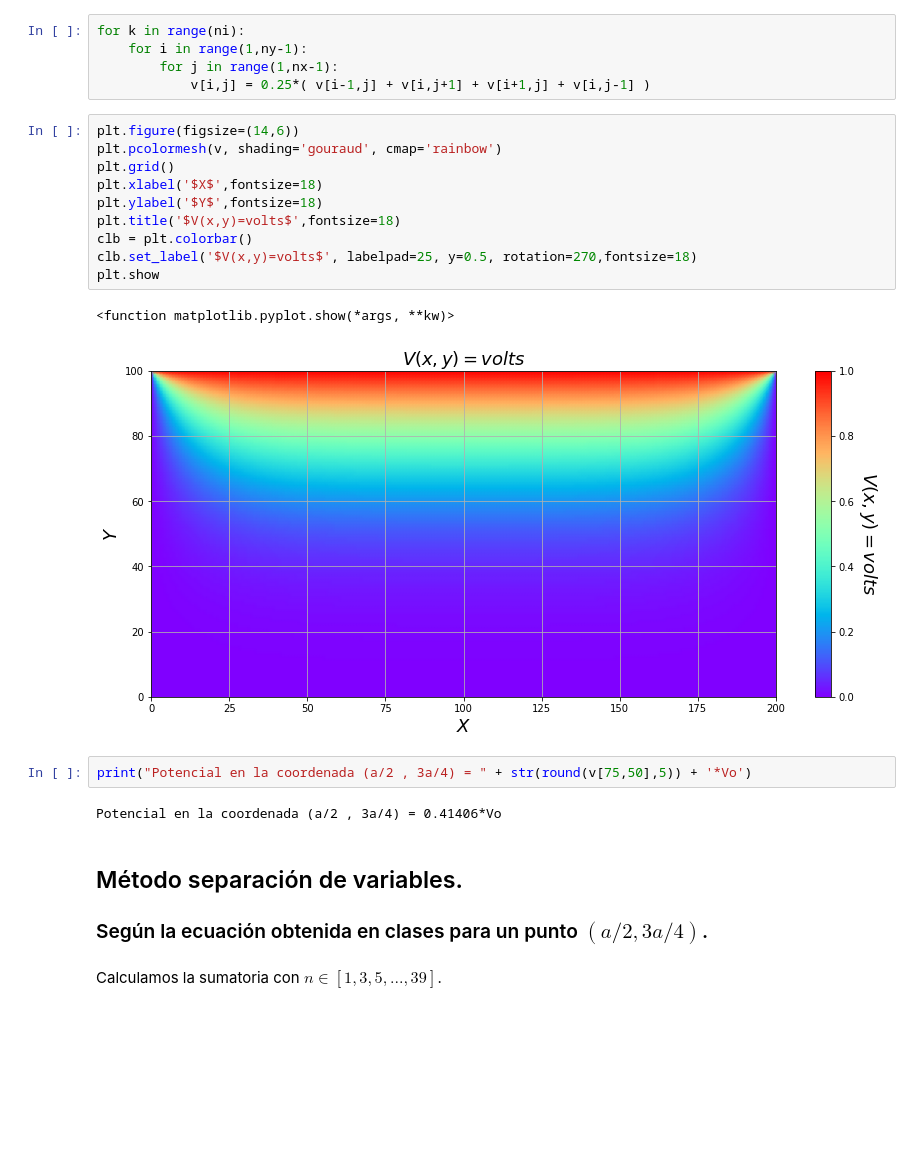
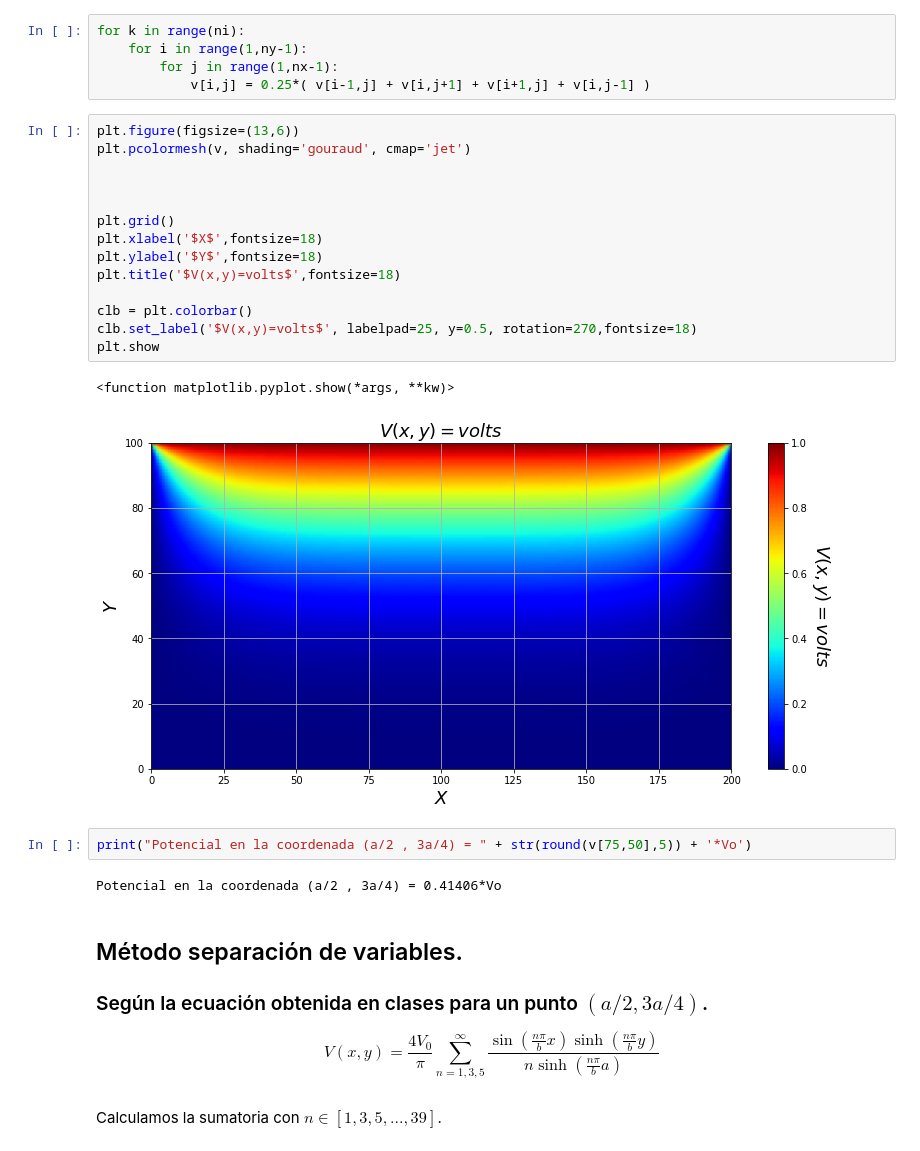
Before and after one commit to iRibbeck/campos-electromagneticos, a Jupyter notebook: Diferencias finitas.ipynb, the cells around one changed output. Saved outputs shown, nothing was run; the diff lists cells and outputs as text; blank space fills up the shorter version.

```diff
--- a/Diferencias finitas.ipynb
+++ b/Diferencias finitas.ipynb
@@ -65,18 +65,22 @@ for k in range(ni):
         for j in range(1,nx-1):
             v[i,j] = 0.25*( v[i-1,j] + v[i,j+1] + v[i+1,j] + v[i,j-1] )
 # %%
-plt.figure(figsize=(14,6))
-plt.pcolormesh(v, shading='gouraud', cmap='rainbow')
+plt.figure(figsize=(13,6))
+plt.pcolormesh(v, shading='gouraud', cmap='jet')
+
+
+
 plt.grid()
 plt.xlabel('$X$',fontsize=18)
 plt.ylabel('$Y$',fontsize=18)
 plt.title('$V(x,y)=volts$',fontsize=18)
+
 clb = plt.colorbar()
 clb.set_label('$V(x,y)=volts$', labelpad=25, y=0.5, rotation=270,fontsize=18)
 plt.show
 # %% [output]
 <function matplotlib.pyplot.show(*args, **kw)>
-[figure, old version]
+[figure, new version]
 # %%
 print("Potencial en la coordenada (a/2 , 3a/4) = " + str(round(v[75,50],5)) + '*Vo')
 # %% [output]
@@ -84,6 +88,8 @@ Potencial en la coordenada (a/2 , 3a/4) = 0.41406*Vo
 # %% [markdown]
 ## Método separación de variables.
 ### Según la ecuación obtenida en clases para un punto $(a/2 , 3a/4)$.
+
+$$V(x,y)=\frac{4V_{0}}{\pi}\sum_{n=1,3,5}^{\infty} \frac{\sin\left(\frac{n\pi}{b}x\right) \sinh\left(\frac{n\pi}{b}y\right)}{n \sinh\left(\frac{n\pi}{b}a\right)}$$
 # %% [markdown]
 Calculamos la sumatoria con
 $n\in[1,3,5,...,39]$.
```
Also changed, not shown: parts of 1 cell of this notebook.
